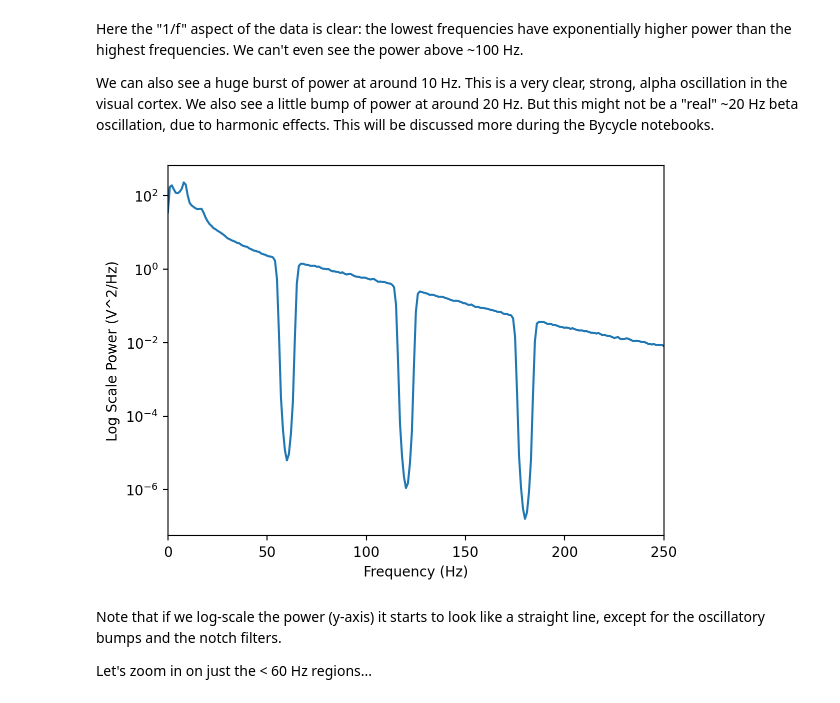
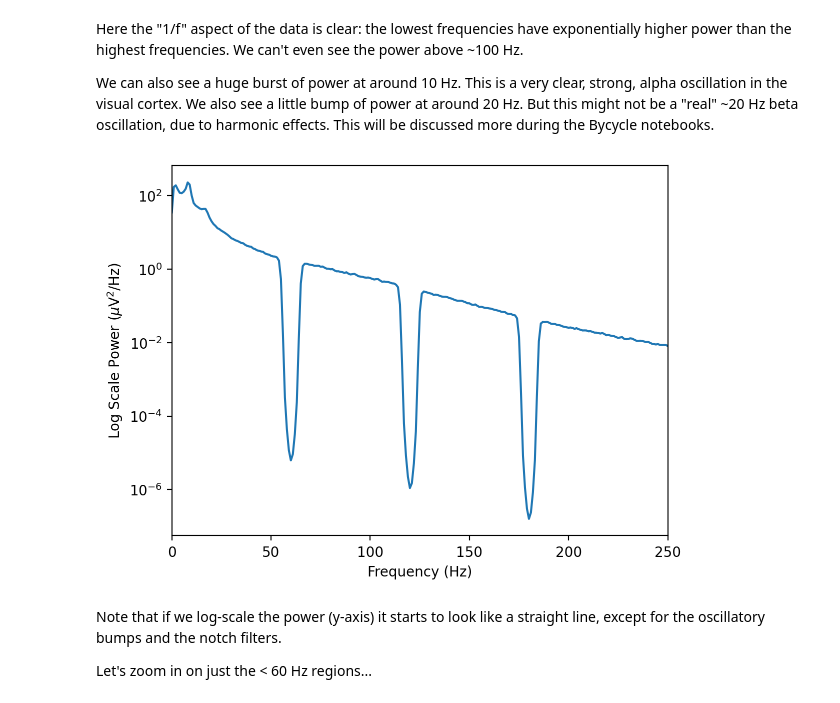
Before and after one commit to voytekresearch/spr, a Jupyter notebook: tutorials/01_specparam/specparam_03-RealData.ipynb, the cells around one changed output. Drawn from its saved outputs; the diff is of its cells as text; code cells hidden in the pictures.

```diff
--- a/tutorials/01_specparam/specparam_03-RealData.ipynb
+++ b/tutorials/01_specparam/specparam_03-RealData.ipynb
@@ -121,13 +102,13 @@ We can also see a huge burst of power at around 10 Hz. This is a very clear, str
 # %%
 # Plot again, but log scale the power
 
 plt.semilogy(freq, psd)
 plt.xlabel('Frequency (Hz)')
-plt.ylabel('Log Scale Power (V^2/Hz)')
+plt.ylabel('Log Scale Power ($\mu$V$^2$/Hz)')
 plt.xlim((0, 250))
 plt.show()
 # %% [output]
-[figure, old version]
+[figure, new version]
 # %% [markdown]
 Note that if we log-scale the power (y-axis) it starts to look like a straight line, except for the oscillatory bumps and the notch filters.
 
```
Also changed, not shown: parts of 10 cells of this notebook.
